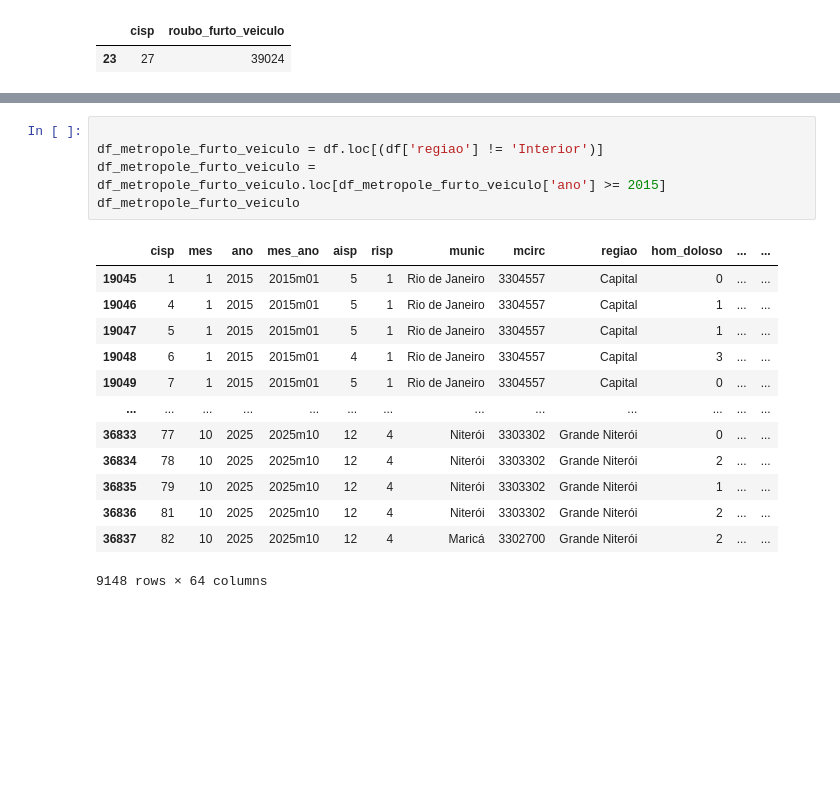
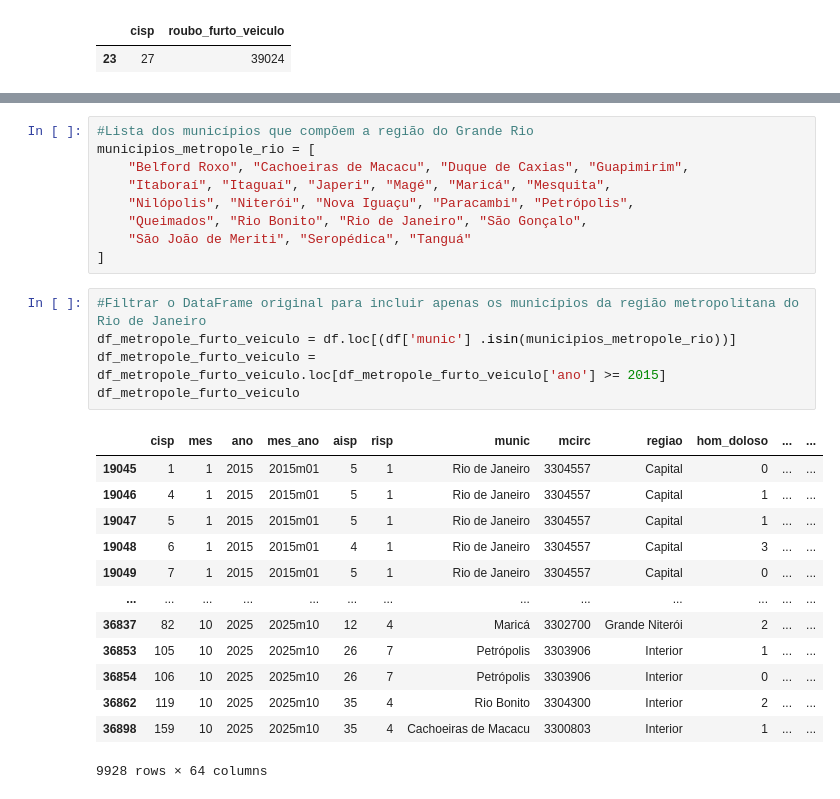
Before and after one commit to Luisfernandesbfr/aula_python_senac, a Jupyter notebook: desafio_aula2811.ipynb, the cells around one changed output, grey strips where cells are left out. Saved outputs shown, nothing was run; the diff lists cells and outputs as text; blank space fills up the shorter version.

```diff
--- a/desafio_aula2811.ipynb
+++ b/desafio_aula2811.ipynb
@@ -401,22 +405,31 @@ outliers_roubo_furto_veiculo_rj
+# %%
+#Lista dos municípios que compõem a região do Grande Rio
+municipios_metropole_rio = [
+    "Belford Roxo", "Cachoeiras de Macacu", "Duque de Caxias", "Guapimirim",
+    "Itaboraí", "Itaguaí", "Japeri", "Magé", "Maricá", "Mesquita",
+    "Nilópolis", "Niterói", "Nova Iguaçu", "Paracambi", "Petrópolis",
+    "Queimados", "Rio Bonito", "Rio de Janeiro", "São Gonçalo",
+    "São João de Meriti", "Seropédica", "Tanguá"
+]
 # %%
-
-df_metropole_furto_veiculo = df.loc[(df['regiao'] != 'Interior')]
+#Filtrar o DataFrame original para incluir apenas os municípios da região metropolitana do Rio de Janeiro
+df_metropole_furto_veiculo = df.loc[(df['munic'] .isin(municipios_metropole_rio))]
 df_metropole_furto_veiculo = df_metropole_furto_veiculo.loc[df_metropole_furto_veiculo['ano'] >= 2015]
 df_metropole_furto_veiculo
 # %% [output]
 |  | cisp | mes | ano | mes_ano | aisp | risp | munic | mcirc | regiao | hom_doloso | ... | ... |
 | 19045 | 1 | 1 | 2015 | 2015m01 | 5 | 1 | Rio de Janeiro | 3304557 | Capital | 0 | ... | ... |
 | 19046 | 4 | 1 | 2015 | 2015m01 | 5 | 1 | Rio de Janeiro | 3304557 | Capital | 1 | ... | ... |
 | 19047 | 5 | 1 | 2015 | 2015m01 | 5 | 1 | Rio de Janeiro | 3304557 | Capital | 1 | ... | ... |
 | 19048 | 6 | 1 | 2015 | 2015m01 | 4 | 1 | Rio de Janeiro | 3304557 | Capital | 3 | ... | ... |
 | 19049 | 7 | 1 | 2015 | 2015m01 | 5 | 1 | Rio de Janeiro | 3304557 | Capital | 0 | ... | ... |
 | ... | ... | ... | ... | ... | ... | ... | ... | ... | ... | ... | ... | ... |
-| 36833 | 77 | 10 | 2025 | 2025m10 | 12 | 4 | Niterói | 3303302 | Grande Niterói | 0 | ... | ... |
-| 36834 | 78 | 10 | 2025 | 2025m10 | 12 | 4 | Niterói | 3303302 | Grande Niterói | 2 | ... | ... |
-| 36835 | 79 | 10 | 2025 | 2025m10 | 12 | 4 | Niterói | 3303302 | Grande Niterói | 1 | ... | ... |
-| 36836 | 81 | 10 | 2025 | 2025m10 | 12 | 4 | Niterói | 3303302 | Grande Niterói | 2 | ... | ... |
 | 36837 | 82 | 10 | 2025 | 2025m10 | 12 | 4 | Maricá | 3302700 | Grande Niterói | 2 | ... | ... |
+| 36853 | 105 | 10 | 2025 | 2025m10 | 26 | 7 | Petrópolis | 3303906 | Interior | 1 | ... | ... |
+| 36854 | 106 | 10 | 2025 | 2025m10 | 26 | 7 | Petrópolis | 3303906 | Interior | 0 | ... | ... |
+| 36862 | 119 | 10 | 2025 | 2025m10 | 35 | 4 | Rio Bonito | 3304300 | Interior | 2 | ... | ... |
+| 36898 | 159 | 10 | 2025 | 2025m10 | 35 | 4 | Cachoeiras de Macacu | 3300803 | Interior | 1 | ... | ... |
-9148 rows × 64 columns
+9928 rows × 64 columns
 # %%
 df_metropole_furto_veiculo = df_metropole_furto_veiculo.groupby('munic')['furto_veiculos'].sum().reset_index()
 df_metropole_furto_veiculo = df_metropole_furto_veiculo.sort_values(by='furto_veiculos', ascending=False)
```
Also changed, not shown: parts of 6 cells of this notebook.
